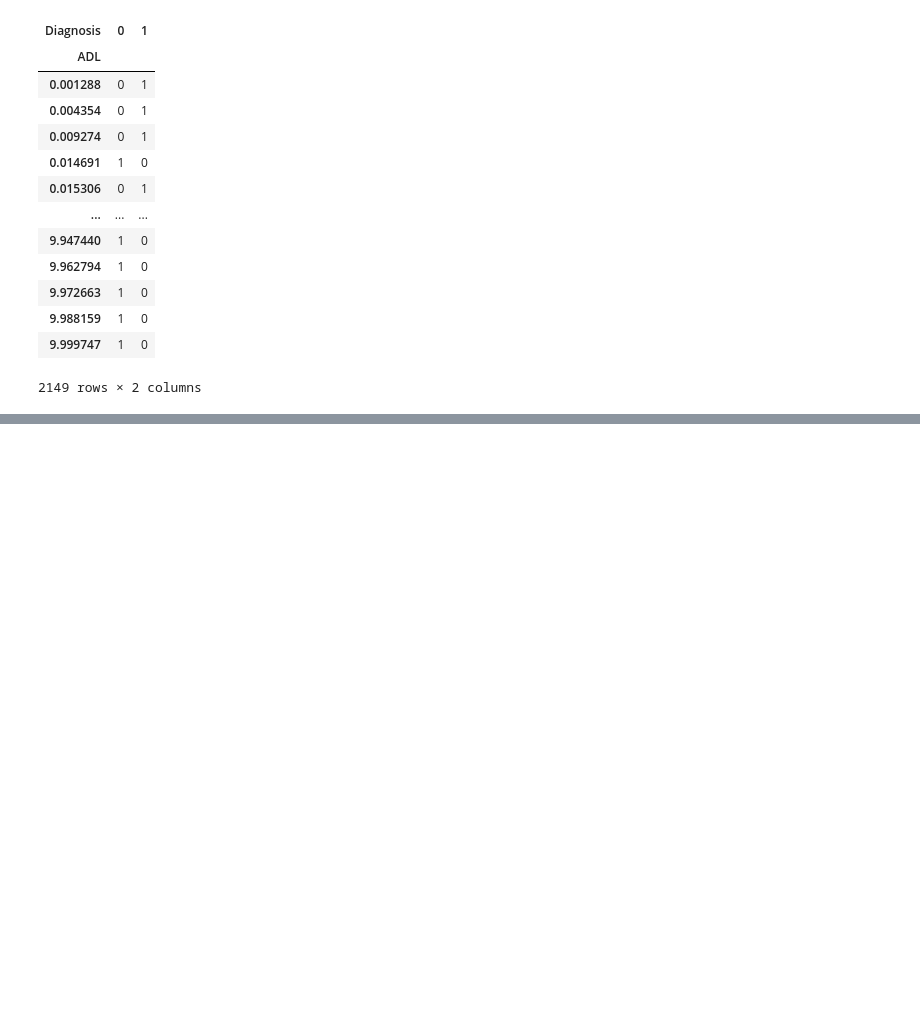
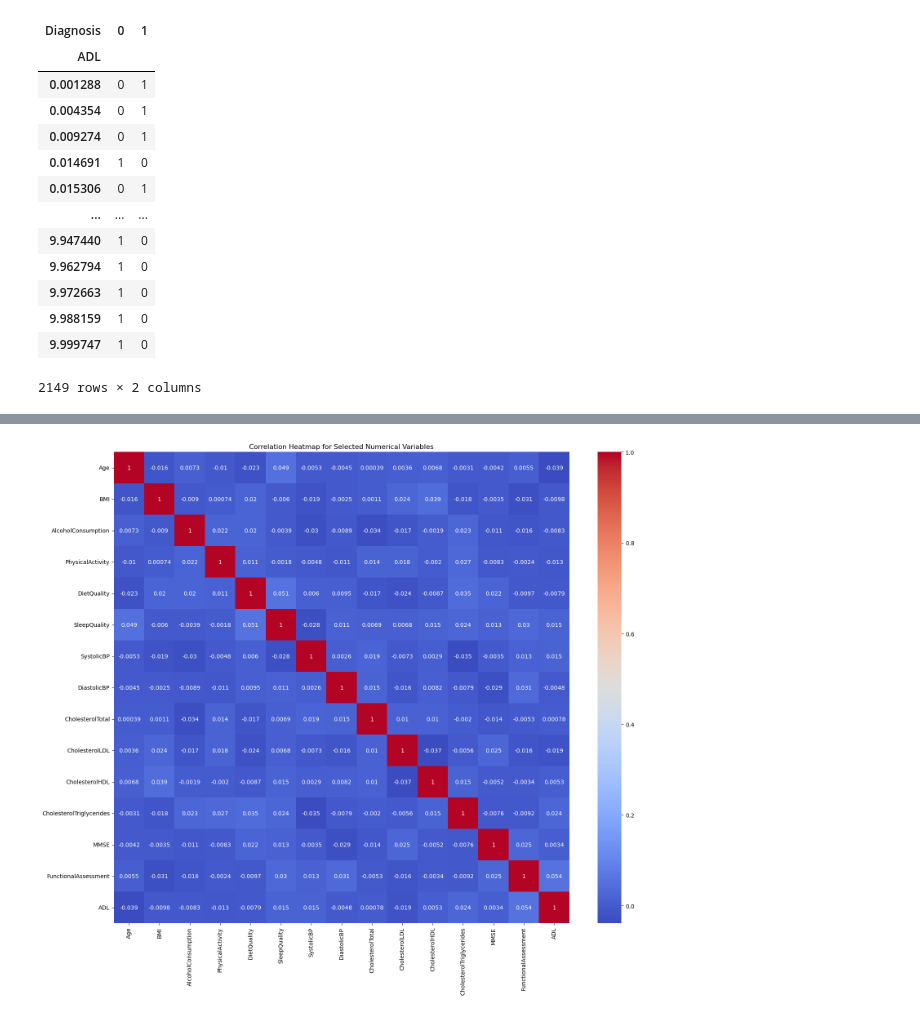
Before and after one commit to juliaalcribeiro/project_w7, a Jupyter notebook: notebook/cleaning_joma.ipynb, the cells around one changed output, grey strips where cells are left out. Saved outputs shown, nothing was run; the diff lists cells and outputs as text; code cells hidden in the pictures; blank space fills up the shorter version.

Commit message:
Updating analysis with correlation

```diff
--- a/notebook/cleaning_joma.ipynb
+++ b/notebook/cleaning_joma.ipynb
@@ -602,0 +651,13 @@ crosstab_adl
+# %%
+correlation_matrix = df_numerical.corr()
+
+# Setting up the matplotlib figure with an appropriate size
+plt.figure(figsize=(18, 15))
+
+# Drawing the heatmap for the numerical columns
+sns.heatmap(correlation_matrix, annot=True, cmap="coolwarm")
+
+plt.title("Correlation Heatmap for Selected Numerical Variables")
+plt.show()
+# %% [output]
+[figure, added]
```
Also changed, not shown: parts of 4 cells of this notebook.
